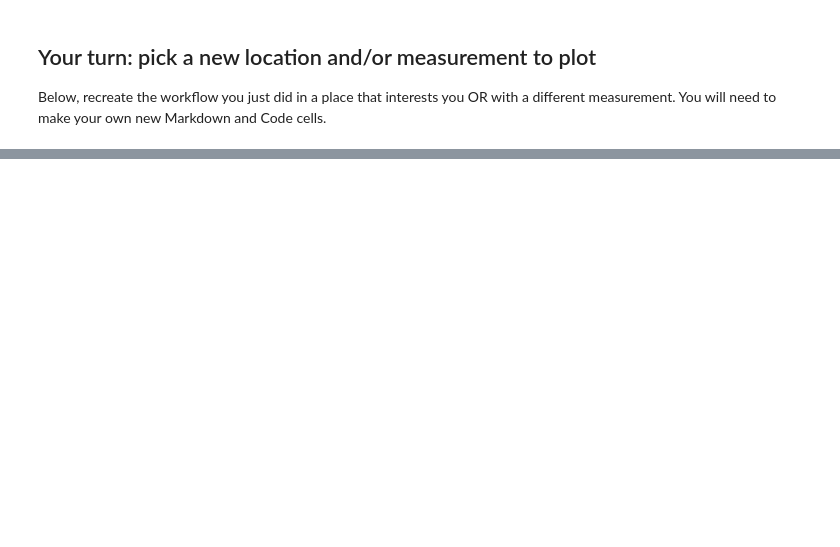
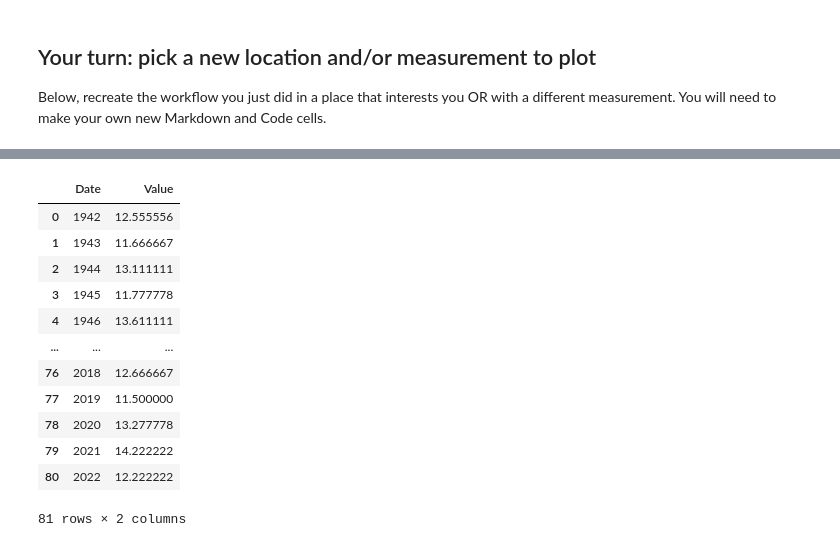
Before and after one commit to nquarder/get-started-with-reproducible-science-nquarder, a Jupyter notebook: Get Started with Open Reproducible Science!.ipynb, the cells around one changed output, grey strips where cells are left out. Cells and saved outputs as stored; diff of their text form; code cells hidden in the pictures; blank space fills up the shorter version.

```diff
--- a/Get Started with Open Reproducible Science!.ipynb
+++ b/Get Started with Open Reproducible Science!.ipynb
@@ -436,0 +471,18 @@ Below, recreate the workflow you just did in a place that interests you OR with
+# %%
+# Convert F to C
+wausau_tmax_df.iloc[:,1] = (wausau_tmax_df.iloc[:,1] - 32) * 5/9
+wausau_tmax_df
+# %% [output]
+|  | Date | Value |
+| 0 | 1942 | 12.555556 |
+| 1 | 1943 | 11.666667 |
+| 2 | 1944 | 13.111111 |
+| 3 | 1945 | 11.777778 |
+| 4 | 1946 | 13.611111 |
+| ... | ... | ... |
+| 76 | 2018 | 12.666667 |
+| 77 | 2019 | 11.500000 |
+| 78 | 2020 | 13.277778 |
+| 79 | 2021 | 14.222222 |
+| 80 | 2022 | 12.222222 |
+81 rows × 2 columns
```
Also changed, not shown: parts of 7 cells of this notebook.
